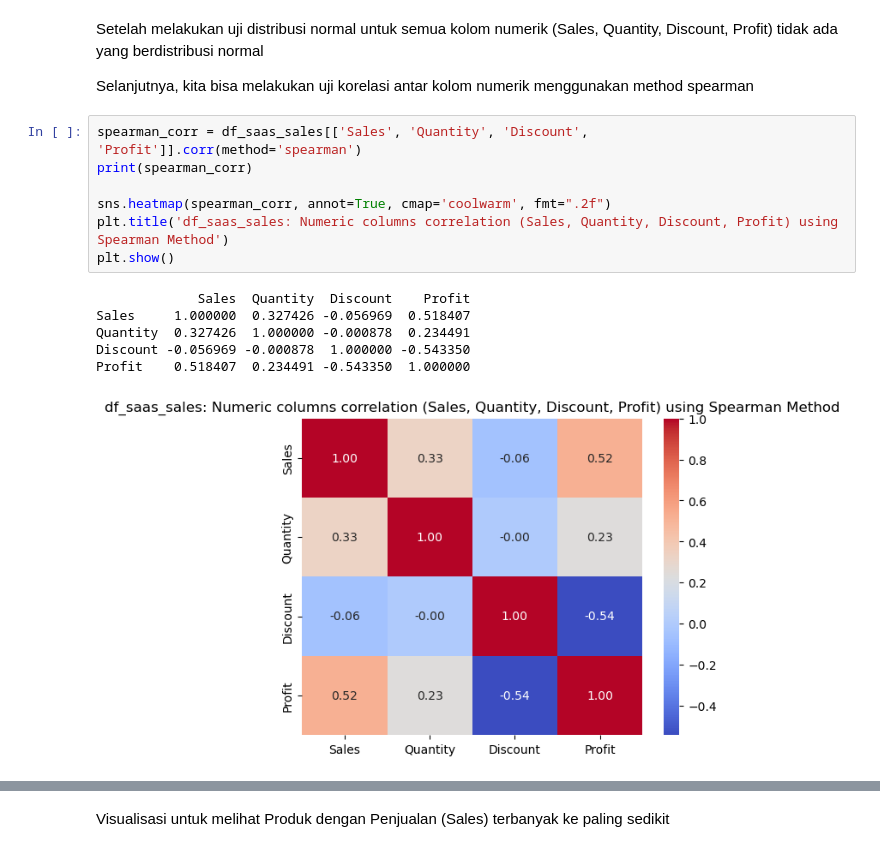
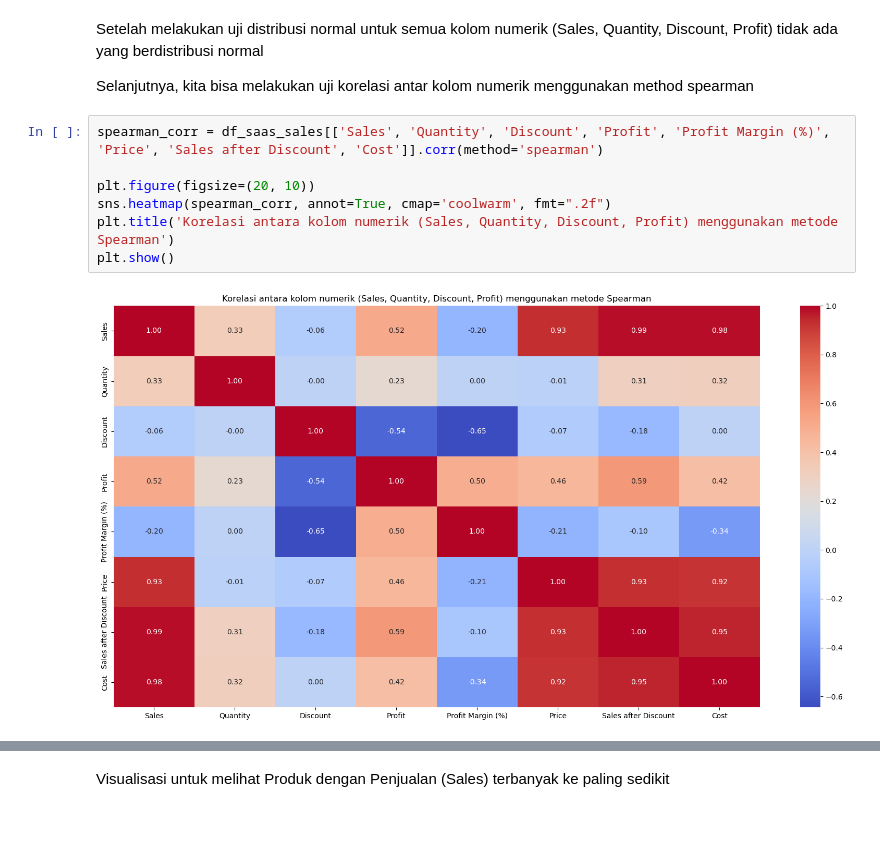
Before and after one commit to alhamfebian/purwadhika-jcdsol, a Jupyter notebook: Capstone Project/Capstone Project Module 2/capstone_project_module_2.ipynb, the cells around one changed output, grey strips where cells are left out. Cells and saved outputs as stored; diff of their text form; blank space fills up the shorter version.

```diff
--- a/Capstone Project/Capstone Project Module 2/capstone_project_module_2.ipynb
+++ b/Capstone Project/Capstone Project Module 2/capstone_project_module_2.ipynb
@@ -276,16 +276,11 @@ Setelah melakukan uji distribusi normal untuk semua kolom numerik (Sales, Quanti
 
 Selanjutnya, kita bisa melakukan uji korelasi antar kolom numerik menggunakan method spearman
 # %%
-spearman_corr = df_saas_sales[['Sales', 'Quantity', 'Discount', 'Profit']].corr(method='spearman')
-print(spearman_corr)
+spearman_corr = df_saas_sales[['Sales', 'Quantity', 'Discount', 'Profit', 'Profit Margin (%)', 'Price', 'Sales after Discount', 'Cost']].corr(method='spearman')
 
+plt.figure(figsize=(20, 10))
 sns.heatmap(spearman_corr, annot=True, cmap='coolwarm', fmt=".2f")
-plt.title('df_saas_sales: Numeric columns correlation (Sales, Quantity, Discount, Profit) using Spearman Method')
+plt.title('Korelasi antara kolom numerik (Sales, Quantity, Discount, Profit) menggunakan metode Spearman')
 plt.show()
 # %% [output]
-             Sales  Quantity  Discount    Profit
-Sales     1.000000  0.327426 -0.056969  0.518407
-Quantity  0.327426  1.000000 -0.000878  0.234491
-Discount -0.056969 -0.000878  1.000000 -0.543350
-Profit    0.518407  0.234491 -0.543350  1.000000
-[figure, old version]
+[figure, new version]
```
Also changed, not shown: parts of 13 cells of this notebook.
